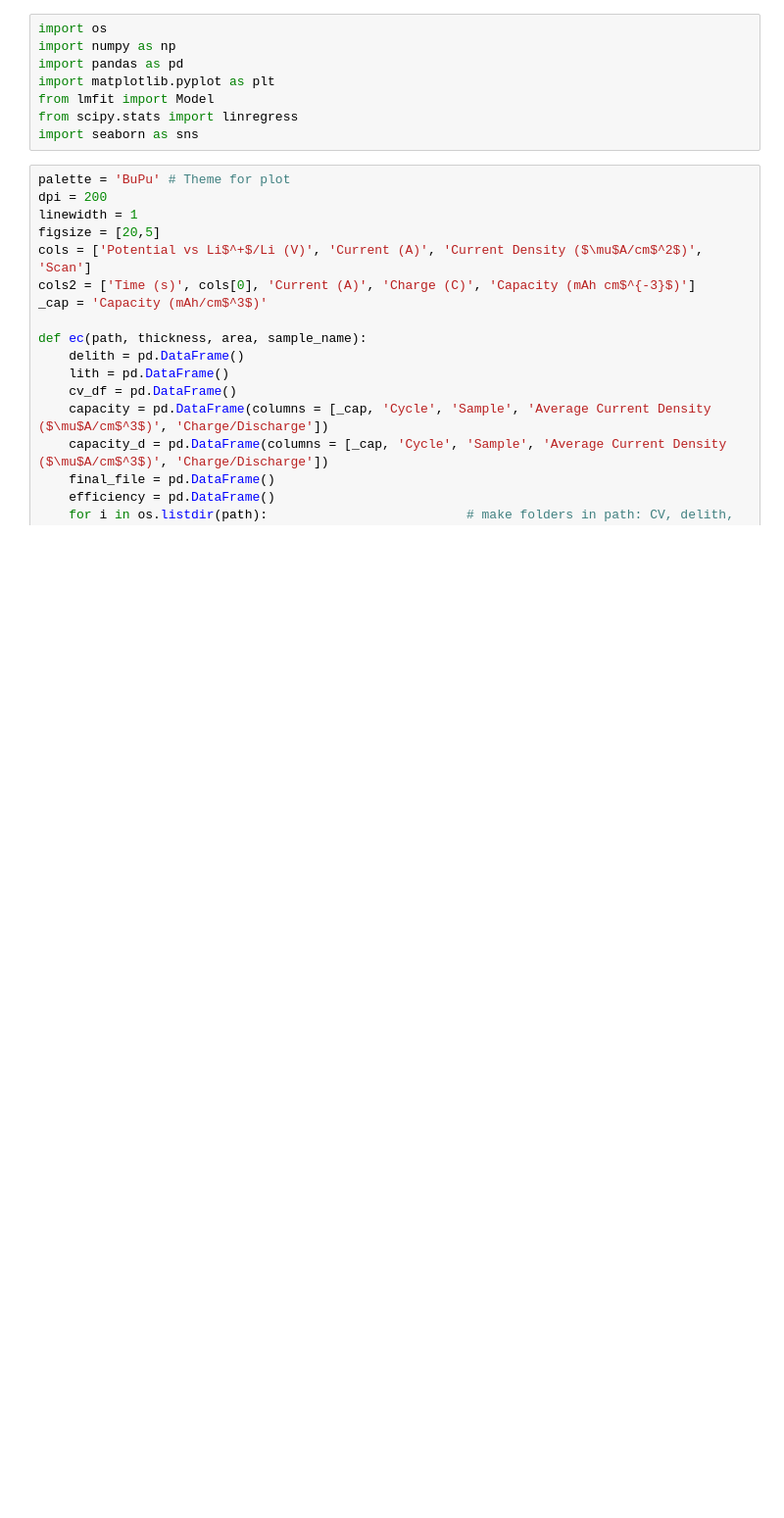
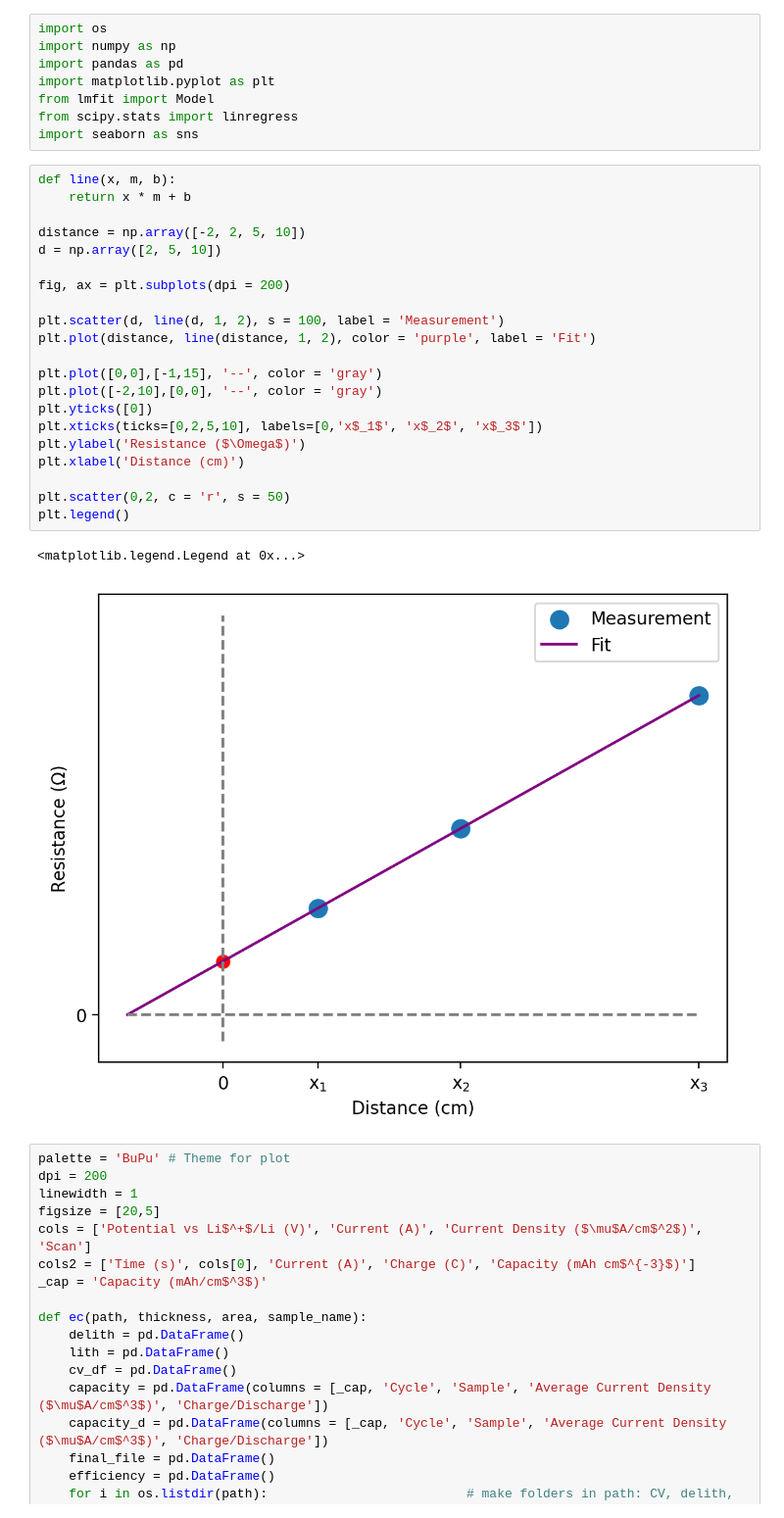
Before and after one commit to ridcil/Code, a Jupyter notebook: sketch.ipynb, the cells around one changed output. Shown at 98% size. Cells and saved outputs as stored; diff of their text form; blank space fills up the shorter version.

```diff
--- a/sketch.ipynb
+++ b/sketch.ipynb
@@ -6,6 +6,30 @@ import matplotlib.pyplot as plt
 from lmfit import Model
 from scipy.stats import linregress
 import seaborn as sns
+# %%
+def line(x, m, b):
+    return x * m + b
+
+distance = np.array([-2, 2, 5, 10])
+d = np.array([2, 5, 10])
+
+fig, ax = plt.subplots(dpi = 200)
+
+plt.scatter(d, line(d, 1, 2), s = 100, label = 'Measurement')
+plt.plot(distance, line(distance, 1, 2), color = 'purple', label = 'Fit')
+
+plt.plot([0,0],[-1,15], '--', color = 'gray')
+plt.plot([-2,10],[0,0], '--', color = 'gray')
+plt.yticks([0])
+plt.xticks(ticks=[0,2,5,10], labels=[0,'x$_1$', 'x$_2$', 'x$_3$'])
+plt.ylabel('Resistance ($\Omega$)')
+plt.xlabel('Distance (cm)')
+
+plt.scatter(0,2, c = 'r', s = 50)
+plt.legend()
+# %% [output]
+<matplotlib.legend.Legend at 0x...>
+[figure, added]
 # %%
 palette = 'BuPu' # Theme for plot
 dpi = 200
```
Also changed, not shown: 2 other files.
